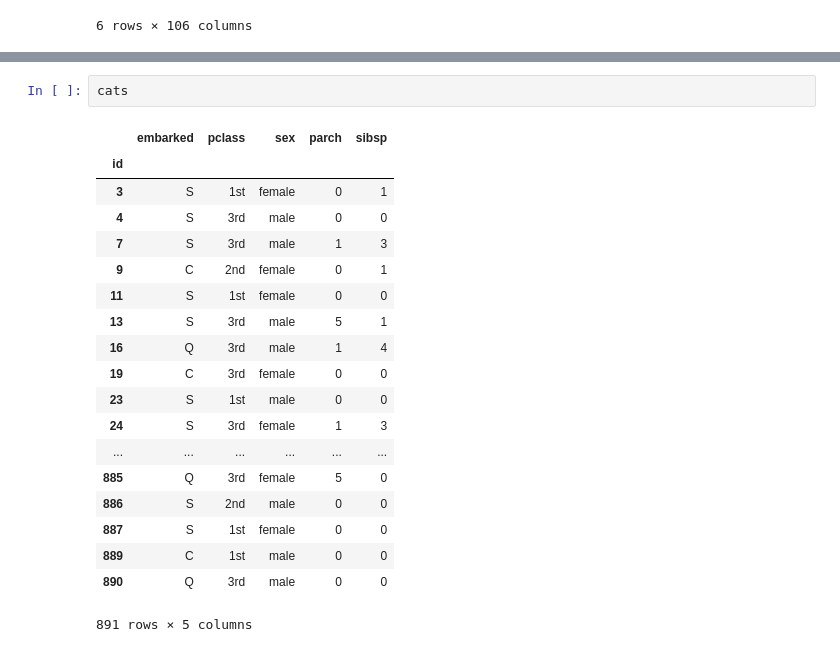
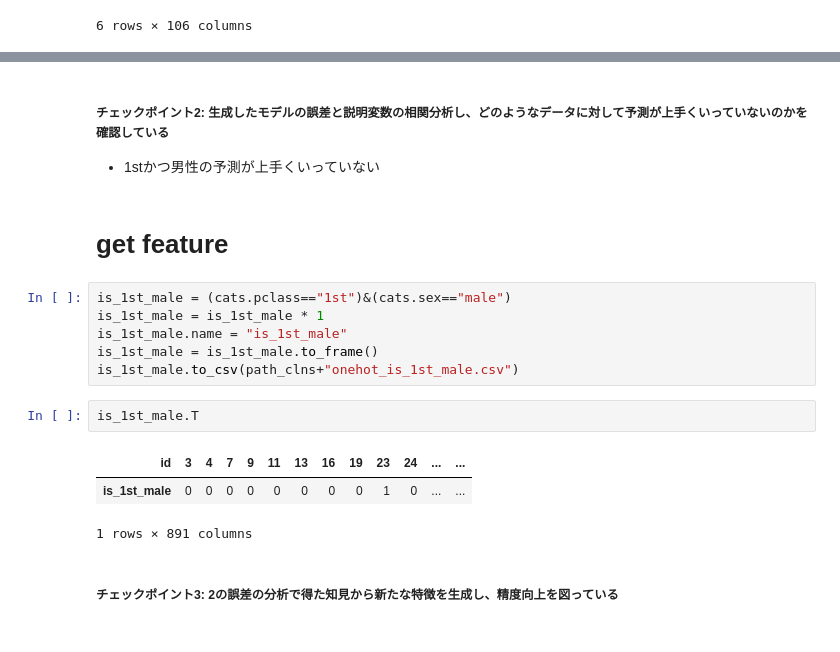
Before and after one commit to mnm-analytics/titanic, a Jupyter notebook: notebooks/4.ModelAnalysis.ipynb, the cells around one changed output, grey strips where cells are left out. Cells and saved outputs as stored; diff of their text form.

```diff
--- a/notebooks/4.ModelAnalysis.ipynb
+++ b/notebooks/4.ModelAnalysis.ipynb
@@ -245,22 +236,19 @@ subs[subs.sex=="male"]
-# %%
-cats
-# %% [output]
-|  | embarked | pclass | sex | parch | sibsp |
-| id |  |  |  |  |  |
-| 3 | S | 1st | female | 0 | 1 |
-| 4 | S | 3rd | male | 0 | 0 |
-| 7 | S | 3rd | male | 1 | 3 |
-| 9 | C | 2nd | female | 0 | 1 |
-| 11 | S | 1st | female | 0 | 0 |
-| 13 | S | 3rd | male | 5 | 1 |
-| 16 | Q | 3rd | male | 1 | 4 |
-| 19 | C | 3rd | female | 0 | 0 |
-| 23 | S | 1st | male | 0 | 0 |
-| 24 | S | 3rd | female | 1 | 3 |
-| ... | ... | ... | ... | ... | ... |
-| 885 | Q | 3rd | female | 5 | 0 |
-| 886 | S | 2nd | male | 0 | 0 |
-| 887 | S | 1st | female | 0 | 0 |
-| 889 | C | 1st | male | 0 | 0 |
-| 890 | Q | 3rd | male | 0 | 0 |
-891 rows × 5 columns
+# %% [markdown]
+##### チェックポイント2: 生成したモデルの誤差と説明変数の相関分析し、どのようなデータに対して予測が上手くいっていないのかを確認している
+- 1stかつ男性の予測が上手くいっていない
+# %% [markdown]
+# get feature
+# %%
+is_1st_male = (cats.pclass=="1st")&(cats.sex=="male")
+is_1st_male = is_1st_male * 1
+is_1st_male.name = "is_1st_male"
+is_1st_male = is_1st_male.to_frame()
+is_1st_male.to_csv(path_clns+"onehot_is_1st_male.csv")
+# %%
+is_1st_male.T
+# %% [output]
+| id | 3 | 4 | 7 | 9 | 11 | 13 | 16 | 19 | 23 | 24 | ... | ... |
+| is_1st_male | 0 | 0 | 0 | 0 | 0 | 0 | 0 | 0 | 1 | 0 | ... | ... |
+1 rows × 891 columns
+# %% [markdown]
+##### チェックポイント3: 2の誤差の分析で得た知見から新たな特徴を生成し、精度向上を図っている
```
Also changed, not shown: parts of 14 cells of this notebook, 8 other files.
